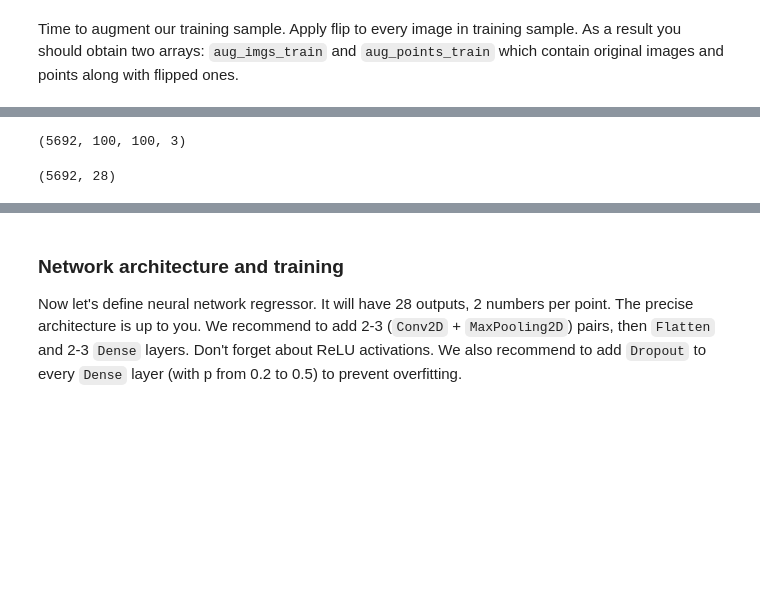
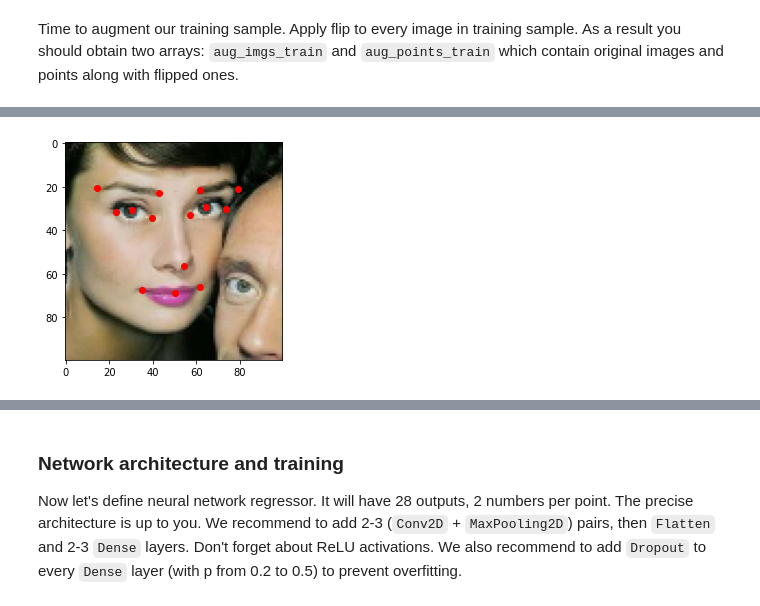
Before and after one commit to pjh5672/Machine_Learning, a Jupyter notebook: Advanced_Machine_Learning (HSE University)/Deep_Learning_in_Computer_Vision/week02_Facial_keypoints/Facial keypoints.ipynb, the cells around one changed output, grey strips where cells are left out. Drawn from its saved outputs; the diff is of its cells as text; code cells hidden in the pictures; blank space fills up the shorter version.

```diff
--- a/Advanced_Machine_Learning (HSE University)/Deep_Learning_in_Computer_Vision/week02_Facial_keypoints/Facial keypoints.ipynb
+++ b/Advanced_Machine_Learning (HSE University)/Deep_Learning_in_Computer_Vision/week02_Facial_keypoints/Facial keypoints.ipynb
@@ -142,8 +139,4 @@ visualize_points(aug_imgs_train[3], aug_points_train[3])
-# %%
-aug_imgs_train.shape
-# %% [output]
-(5692, 100, 100, 3)
-# %%
-aug_points_train.shape
-# %% [output]
-(5692, 28)
+# %%
+visualize_points(aug_imgs_train[5], aug_points_train[5])
+# %% [output]
+[figure, added]
```
Also changed, not shown: parts of 10 cells of this notebook, 6 other files.
